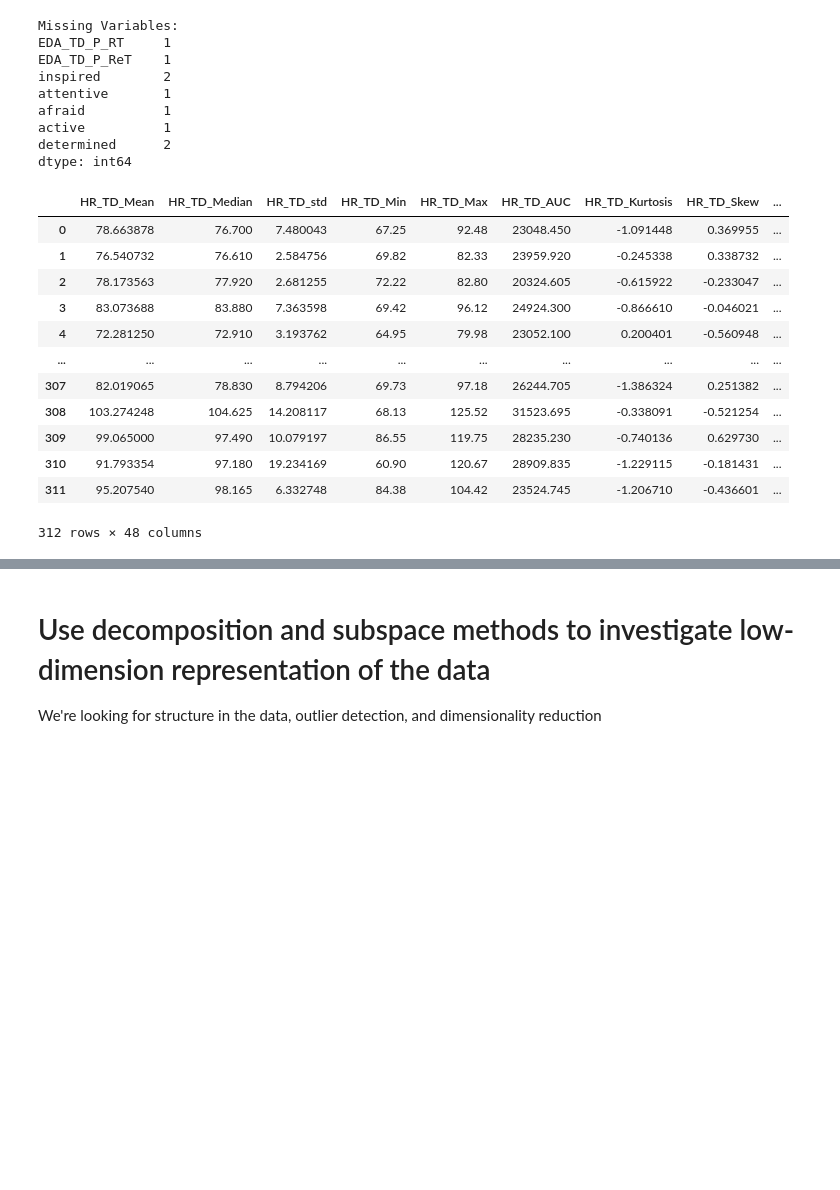
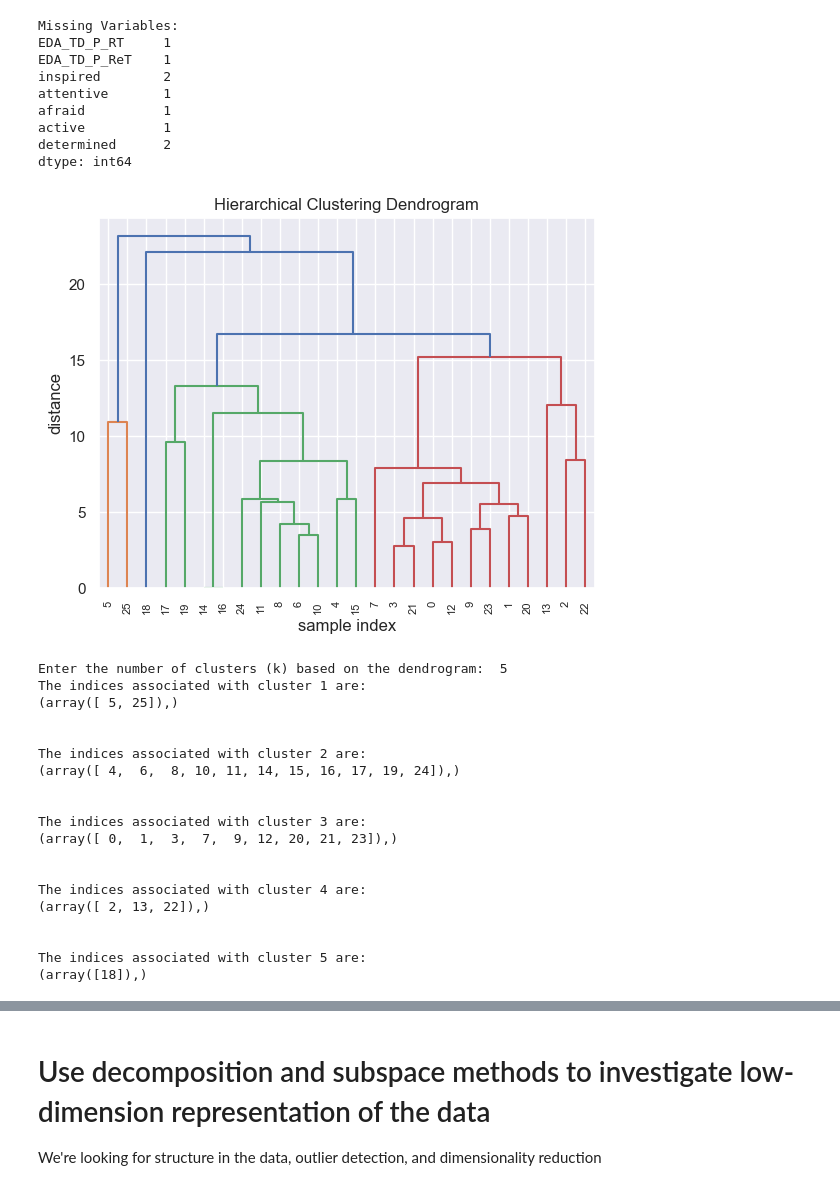
Before and after one commit to lukyrasocha/emo-stress, a Jupyter notebook: case2_Katja.ipynb, the cells around one changed output, grey strips where cells are left out. Cells and saved outputs as stored; diff of their text form; code cells hidden in the pictures; blank space fills up the shorter version.

```diff
--- a/case2_Katja.ipynb
+++ b/case2_Katja.ipynb
@@ -58,19 +71,58 @@ afraid          1
 active          1
 determined      2
 dtype: int64
-# %%
-df.iloc[:,:48]
-# %% [output]
-|  | HR_TD_Mean | HR_TD_Median | HR_TD_std | HR_TD_Min | HR_TD_Max | HR_TD_AUC | HR_TD_Kurtosis | HR_TD_Skew | ... |
-| 0 | 78.663878 | 76.700 | 7.480043 | 67.25 | 92.48 | 23048.450 | -1.091448 | 0.369955 | ... |
-| 1 | 76.540732 | 76.610 | 2.584756 | 69.82 | 82.33 | 23959.920 | -0.245338 | 0.338732 | ... |
-| 2 | 78.173563 | 77.920 | 2.681255 | 72.22 | 82.80 | 20324.605 | -0.615922 | -0.233047 | ... |
-| 3 | 83.073688 | 83.880 | 7.363598 | 69.42 | 96.12 | 24924.300 | -0.866610 | -0.046021 | ... |
-| 4 | 72.281250 | 72.910 | 3.193762 | 64.95 | 79.98 | 23052.100 | 0.200401 | -0.560948 | ... |
-| ... | ... | ... | ... | ... | ... | ... | ... | ... | ... |
-| 307 | 82.019065 | 78.830 | 8.794206 | 69.73 | 97.18 | 26244.705 | -1.386324 | 0.251382 | ... |
-| 308 | 103.274248 | 104.625 | 14.208117 | 68.13 | 125.52 | 31523.695 | -0.338091 | -0.521254 | ... |
-| 309 | 99.065000 | 97.490 | 10.079197 | 86.55 | 119.75 | 28235.230 | -0.740136 | 0.629730 | ... |
-| 310 | 91.793354 | 97.180 | 19.234169 | 60.90 | 120.67 | 28909.835 | -1.229115 | -0.181431 | ... |
-| 311 | 95.207540 | 98.165 | 6.332748 | 84.38 | 104.42 | 23524.745 | -1.206710 | -0.436601 | ... |
-312 rows × 48 columns
+# %%
+import matplotlib.pyplot as plt
+from scipy.cluster.hierarchy import dendrogram, linkage, fcluster
+
+# Perform hierarchical clustering
+Z = linkage(filtered2_df.iloc[:,:49], method=d_group, metric=d_sample)
+
+# Plot the dendrogram
+plt.figure()
+plt.title('Hierarchical Clustering Dendrogram')
+plt.xlabel('sample index')
+plt.ylabel('distance')
+den = dendrogram(
+    Z,
+    leaf_rotation=90.,
+    leaf_font_size=8.,
+    truncate_mode='lastp',
+    p=N_leafs,
+    no_labels=False
+)
+plt.show()
+
+# Prompt user to input the value of k based on dendrogram visualization
+k = int(input("Enter the number of clusters (k) based on the dendrogram: "))
+
+# Perform clustering with the chosen value of k
+cluster_designation = fcluster(Z, k, criterion='maxclust')
+
+# Print information about the clusters
+for i in range(1, k+1):
+    datapoints = np.where(cluster_designation == i)
+    print('The indices associated with cluster {} are:'.format(i))
+    print(datapoints)
+    print('\n')
+# %% [output]
+[figure, added]
+Enter the number of clusters (k) based on the dendrogram:  5
+The indices associated with cluster 1 are:
+(array([ 5, 25]),)
+
+
+The indices associated with cluster 2 are:
+(array([ 4,  6,  8, 10, 11, 14, 15, 16, 17, 19, 24]),)
+
+
+The indices associated with cluster 3 are:
+(array([ 0,  1,  3,  7,  9, 12, 20, 21, 23]),)
+
+
+The indices associated with cluster 4 are:
+(array([ 2, 13, 22]),)
+
+
+The indices associated with cluster 5 are:
+(array([18]),)
```
Also changed, not shown: parts of 10 cells of this notebook.
